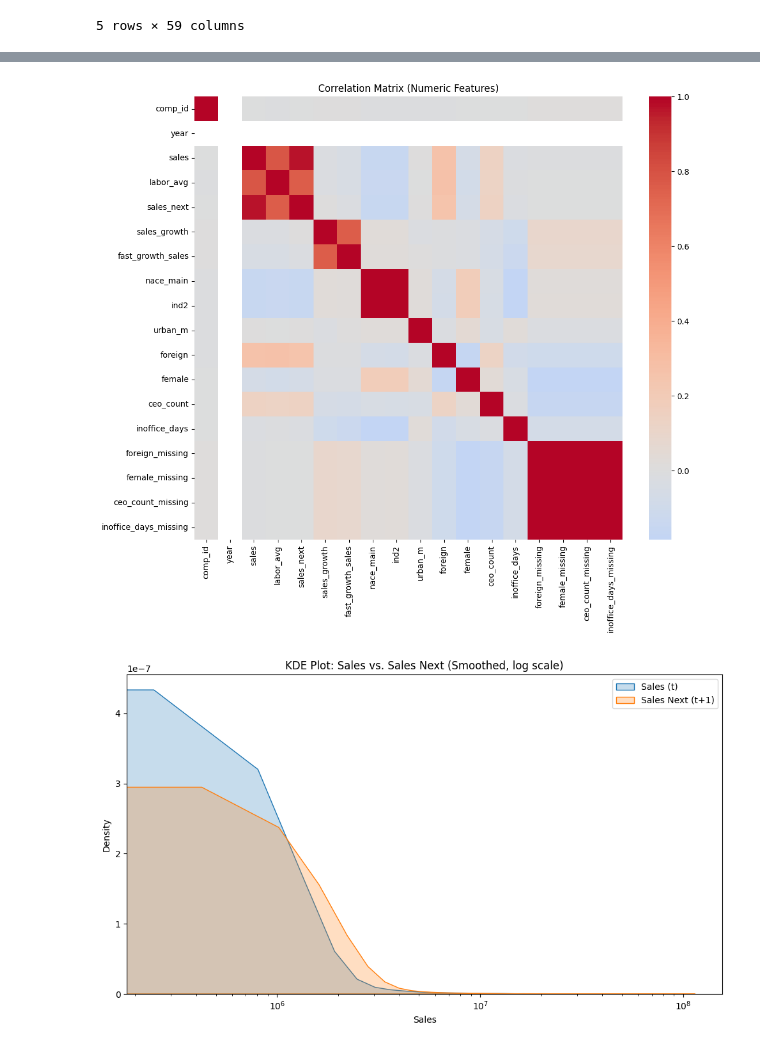
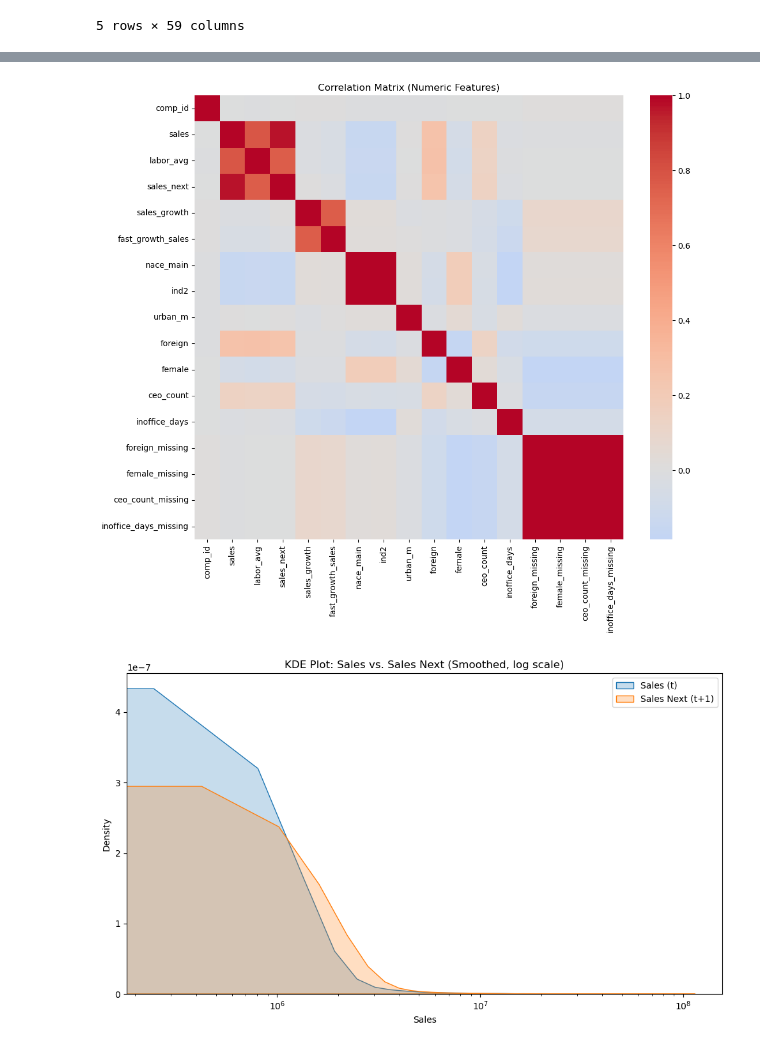
Before and after one commit to shirind76/Data_Analysis_3, a Jupyter notebook: A3/A3.ipynb, the cells around one changed output, grey strips where cells are left out. Saved outputs shown, nothing was run; the diff lists cells and outputs as text; code cells hidden in the pictures.

```diff
--- a/A3/A3.ipynb
+++ b/A3/A3.ipynb
@@ -516,12 +516,13 @@ plt.show()
 [figure]
 # %%
 plt.figure(figsize=(12, 10))
-corr = df_model.select_dtypes(include=np.number).corr()
+df_corr=df_model.drop(columns="year")
+corr = df_corr.select_dtypes(include=np.number).corr()
 sns.heatmap(corr, cmap="coolwarm", center=0, annot=False)
 plt.title("Correlation Matrix (Numeric Features)")
 plt.show()
 # %% [output]
-[figure, old version]
+[figure, new version]
 # %%
 
 
```
Also changed, not shown: parts of 16 cells of this notebook.
